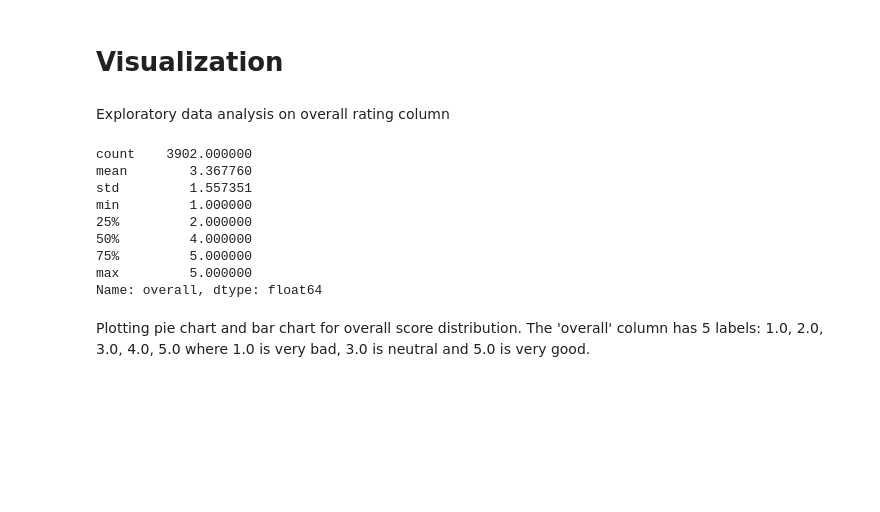
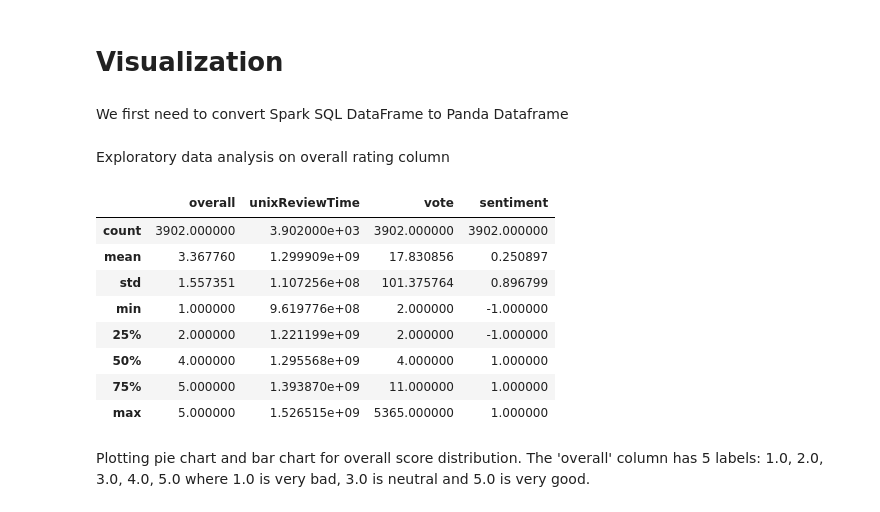
Before and after one commit to longtv2222/Amazon-Reviews-Classifier, a Jupyter notebook: notebook.ipynb, the cells around one changed output. Drawn from its saved outputs; the diff is of its cells as text; code cells hidden in the pictures; blank space fills up the shorter version.

```diff
--- a/notebook.ipynb
+++ b/notebook.ipynb
@@ -118,2 +180,4 @@ df["sentiment"] = df["overall"].apply(sentiment_from_overall)
 # %% [markdown]
 # Visualization
+# %% [markdown]
+We first need to convert Spark SQL DataFrame to Panda Dataframe
@@ -120,17 +186,17 @@ df["sentiment"] = df["overall"].apply(sentiment_from_overall)
 # %% [markdown]
 Exploratory data analysis on overall rating column
-# %%
-df["overall"].describe()
-# %% [output]
-count    3902.000000
-mean        3.367760
-std         1.557351
-min         1.000000
-25%         2.000000
-50%         4.000000
-75%         5.000000
-max         5.000000
-Name: overall, dtype: float64
+# %%
+panda_df.describe()
+# %% [output]
+|  | overall | unixReviewTime | vote | sentiment |
+| count | 3902.000000 | 3.902000e+03 | 3902.000000 | 3902.000000 |
+| mean | 3.367760 | 1.299909e+09 | 17.830856 | 0.250897 |
+| std | 1.557351 | 1.107256e+08 | 101.375764 | 0.896799 |
+| min | 1.000000 | 9.619776e+08 | 2.000000 | -1.000000 |
+| 25% | 2.000000 | 1.221199e+09 | 2.000000 | -1.000000 |
+| 50% | 4.000000 | 1.295568e+09 | 4.000000 | 1.000000 |
+| 75% | 5.000000 | 1.393870e+09 | 11.000000 | 1.000000 |
+| max | 5.000000 | 1.526515e+09 | 5365.000000 | 1.000000 |
 # %% [markdown]
 Plotting pie chart and bar chart for overall score distribution. The 'overall' column has 5 labels: 1.0, 2.0, 3.0, 4.0, 5.0 where 1.0 is very bad, 3.0 is neutral and 5.0 is very good.
 # %%
```
Also changed, not shown: parts of 15 cells of this notebook.
